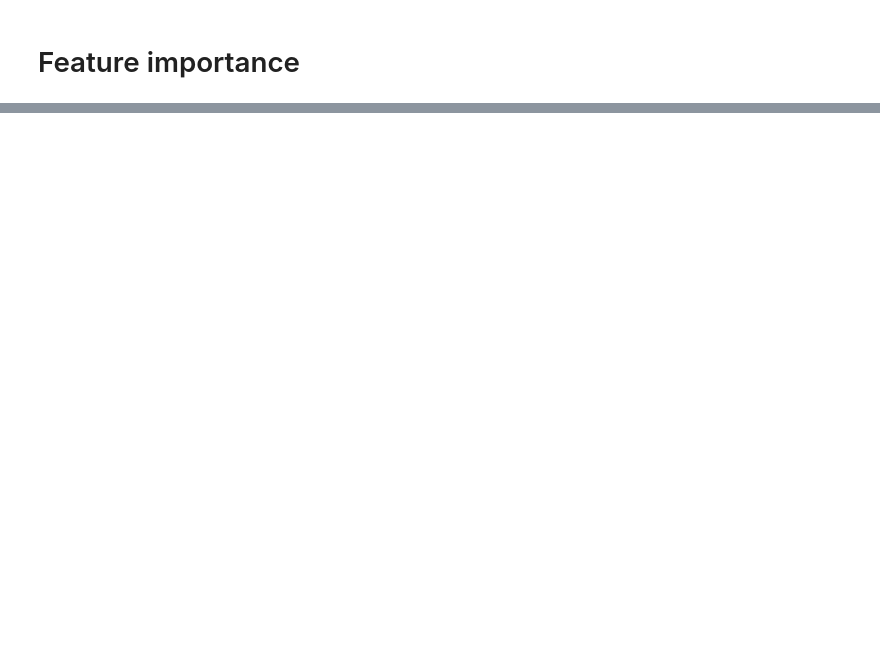
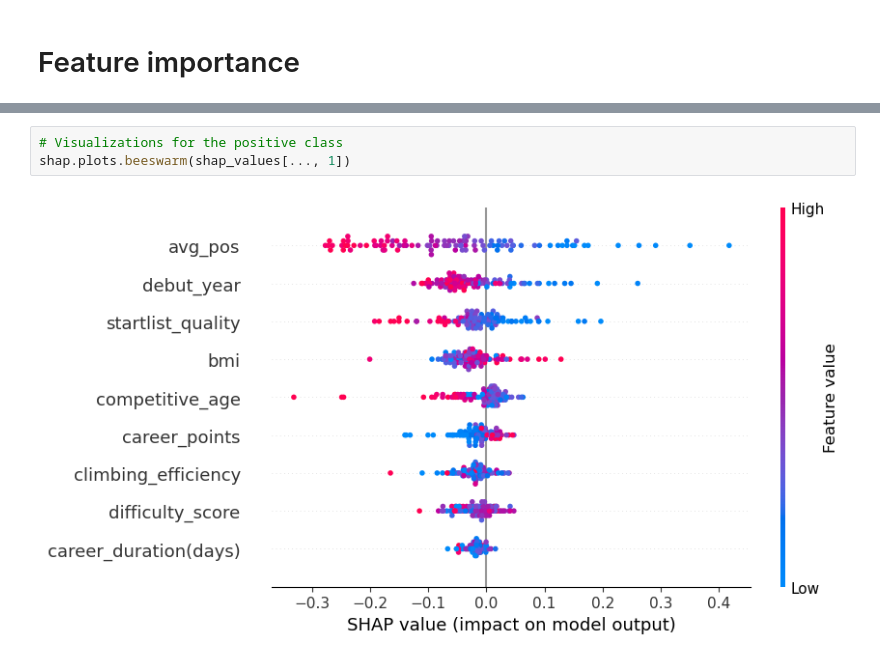
Before and after one commit to DadeOrsu/dm_project24_group_6, a Jupyter notebook: src/task5_xai/bagging_explanation.ipynb, the cells around one changed output, grey strips where cells are left out. Saved outputs shown, nothing was run; the diff lists cells and outputs as text; blank space fills up the shorter version.

```diff
--- a/src/task5_xai/bagging_explanation.ipynb
+++ b/src/task5_xai/bagging_explanation.ipynb
@@ -120,0 +109,5 @@ shap.plots.waterfall(shap_values[0, :, 1])
+# %%
+# Visualizations for the positive class
+shap.plots.beeswarm(shap_values[..., 1])
+# %% [output]
+[figure, added]
```
Also changed, not shown: parts of 5 cells of this notebook.
